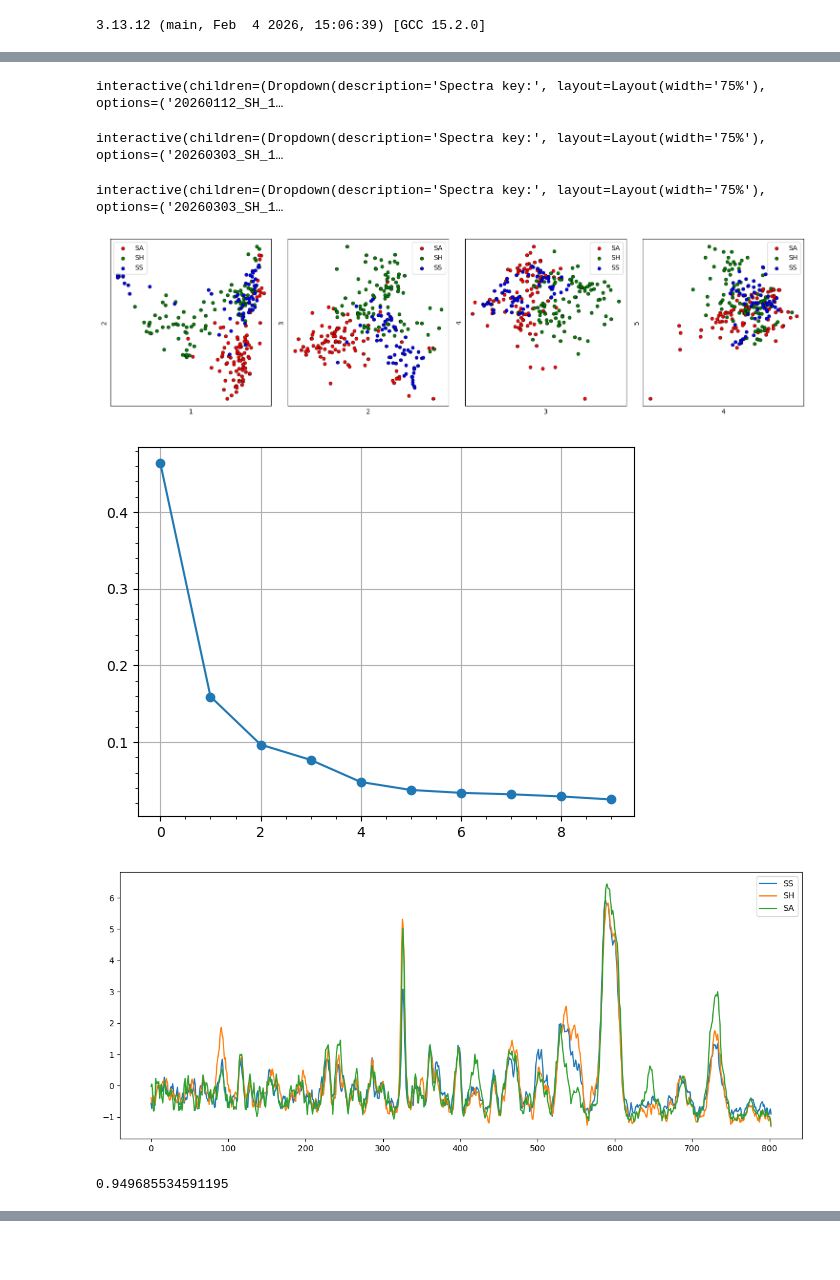
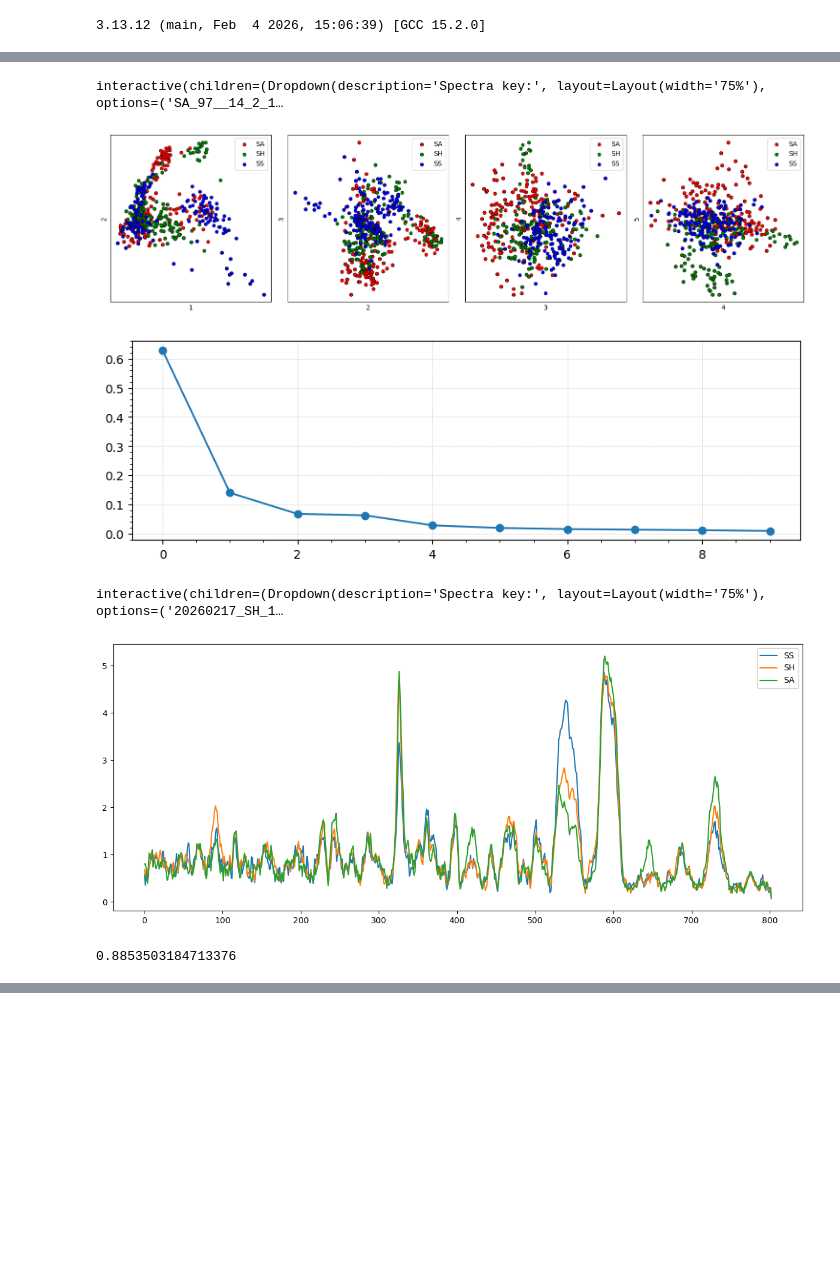
Before and after one commit to intellimath/irsa, a Jupyter notebook: examples/load_spectra_14_origin.ipynb, the cells around one changed output, grey strips where cells are left out. Drawn from its saved outputs; the diff is of its cells as text; code cells hidden in the pictures; blank space fills up the shorter version.

```diff
--- a/examples/load_spectra_14_origin.ipynb
+++ b/examples/load_spectra_14_origin.ipynb
@@ -197 +153,4 @@ dd2.apply(subtract_baseline, inplace=True)
+# %%
+dd2 = spectra.SpectraCollection()
+dd2.load("/home/intellimath/work/spectra/14_2_4", "rm_bl")
 # %%
@@ -205,4 +161,11 @@ dd3 = dd2
+# %%
+dd_SA = dd2.subcollection_by_attr_value("вид_бактерий", "SA")
+dd_SS = dd2.subcollection_by_attr_value("вид_бактерий", "SS")
+dd_SH = dd2.subcollection_by_attr_value("вид_бактерий", "SH")
+# %%
+dd_SA.plot_spectra(False)
+# %% [output]
+interactive(children=(Dropdown(description='Spectra key:', layout=Layout(width='75%'), options=('SA_97__14_2_1…
 # %%
-dd2.plot_topf(tval=0, crop=400, n_peaks=None)
+# dd2.plot_topf(tval=0, crop=400, n_peaks=None)
+# dd3 = dd2.topf(tval=0, crop=400, sub_valleys=False)
-# %% [output]
-interactive(children=(Dropdown(description='Spectra key:', layout=Layout(width='75%'), options=('20260112_SH_1…
@@ -211,46 +172,36 @@ dd3 = dd2.topf(tval=0, crop=400, sub_valleys=False)
 # %%
-dd2.plot_mu_sigma()
+# dd2.plot_mu_sigma()
-# %% [output]
-interactive(children=(Dropdown(description='Spectra key:', layout=Layout(width='75%'), options=('20260303_SH_1…
-# %%
-dd2.plot_spectra(tau2_smooth=0)
-# %% [output]
-interactive(children=(Dropdown(description='Spectra key:', layout=Layout(width='75%'), options=('20260303_SH_1…
 # %%
-Ys_SA = tuple(dd2.spectra[key].y for key in dd2.keys() if "_SA_" in key)
-Ys_SS = tuple(dd2.spectra[key].y for key in dd2.keys() if "_SS_" in key)
-Ys_SH = tuple(dd2.spectra[key].y for key in dd2.keys() if "_SH_" in key)
-Ys = tuple(dd2.spectra[key].y for key in dd2.keys())
-Ys = np.concatenate(Ys, axis=0)
-Ys_SA = np.concatenate(Ys_SA, axis=0)
-Ys_SH = np.concatenate(Ys_SH, axis=0)
-Ys_SS = np.concatenate(Ys_SS, axis=0)
-Ns = tuple(len(y) for y in Ys)
+Ys_SA = dd_SA.union_y()
+Ys_SS = dd_SS.union_y()
+Ys_SH = dd_SH.union_y()
+Ys = dd2.union_y()
+
 c, As, Ls = pca.find_loc_and_pc(Ys, 10)
 U = (Ys - c) @ As.T
 U_SA = (Ys_SA - c) @ As.T
 U_SS = (Ys_SS - c) @ As.T
 U_SH = (Ys_SH - c) @ As.T
 plt.figure(figsize=(15,4))
 for i in range(4):
     plt.subplot(1,4,i+1)
     plt.scatter(U_SA[:,i], U_SA[:,i+1], s=25, c='r', edgecolors='k', linewidth=0.5, label="SA")
     plt.scatter(U_SH[:,i], U_SH[:,i+1], s=25, c='g', edgecolors='k', linewidth=0.5, label="SH")
     plt.scatter(U_SS[:,i], U_SS[:,i+1], s=25, c='b', edgecolors='k', linewidth=0.5, label="SS")
     plt.xlabel(str(i+1))
     plt.ylabel(str(i+2))
     plt.xticks([])
     plt.yticks([])
     plt.legend()
 plt.tight_layout()
 plt.legend()
+plt.show()
 
-# Cs = sum((n*[c] for n,c in zip(Ns,["r","g","b"])), start=[])
-plt.show()
+plt.figure(figsize=(10,3))
 plt.plot(Ls/Ls.sum(), marker='o')
-plt.grid()
+plt.grid(ls=':', lw=0.5)
 plt.minorticks_on()
 plt.show()
 # %% [output]
-[figure, old version]
+[figure, new version]
-[figure, old version]
+[figure, new version]
@@ -274 +213,5 @@ dd2.plot_pca_eigenvals(10)
+# %%
+dd2.plot_mu_sigma()
+# %% [output]
+interactive(children=(Dropdown(description='Spectra key:', layout=Layout(width='75%'), options=('20260217_SH_1…
 # %%
@@ -312,24 +255,25 @@ plt.legend()
 plt.tight_layout()
 plt.show()
 # %% [output]
-[figure, old version]
+[figure, new version]
 # %%
 lfm1 = models.LinearFuncModel()
 for i in range(21):
-    mod = models.SigmaNeuronModel(funcs.Sigmoidal(7.0), ys.shape[1])
+    mod = models.SigmaNeuronModel(funcs.Sigmoidal(15.0), ys.shape[1])
     mod.allocate()
     mod.init_param()
 
-    alg1 = regr.regression(ys1, zs1, mod, regnorm=funcs2.AbsoluteNorm(),
+    alg1 = regr.regression(ys1, zs1, mod, #loss_func=loss.MarginLoss(funcs.SoftHinge_Exp(5.0)),
+                                 regnorm=funcs2.AbsoluteNorm(),
                                  normalizer=gd.Masked(mod.n_param, 1.0e-4),
-                                 h=0.001, tau=0.6, n_iter=1000)
+                                 h=0.001, tau=0.9, n_iter=1000)
     w = accuracy_score(zs1, np.sign(mod.evaluate(ys1)))
     lfm1.add(mod, w)
 
 inventory.normalize(lfm1.weights.asarray())
 print(accuracy_score(zs1, np.sign(lfm1.evaluate(ys1))))
 # %% [output]
-0.949685534591195
+0.8853503184713376
 # %%
 plt.figure(figsize=(12,5))
 plt.plot(Ys_SS.mean(axis=0), label="SH")
```
Also changed, not shown: parts of 44 cells of this notebook, 13 other files.
